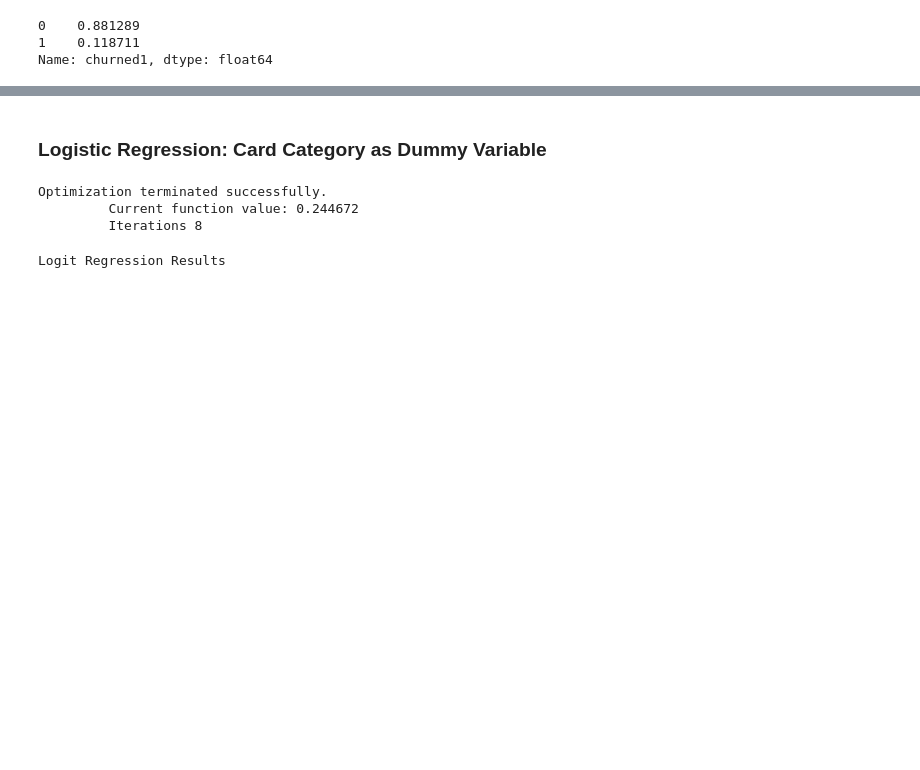
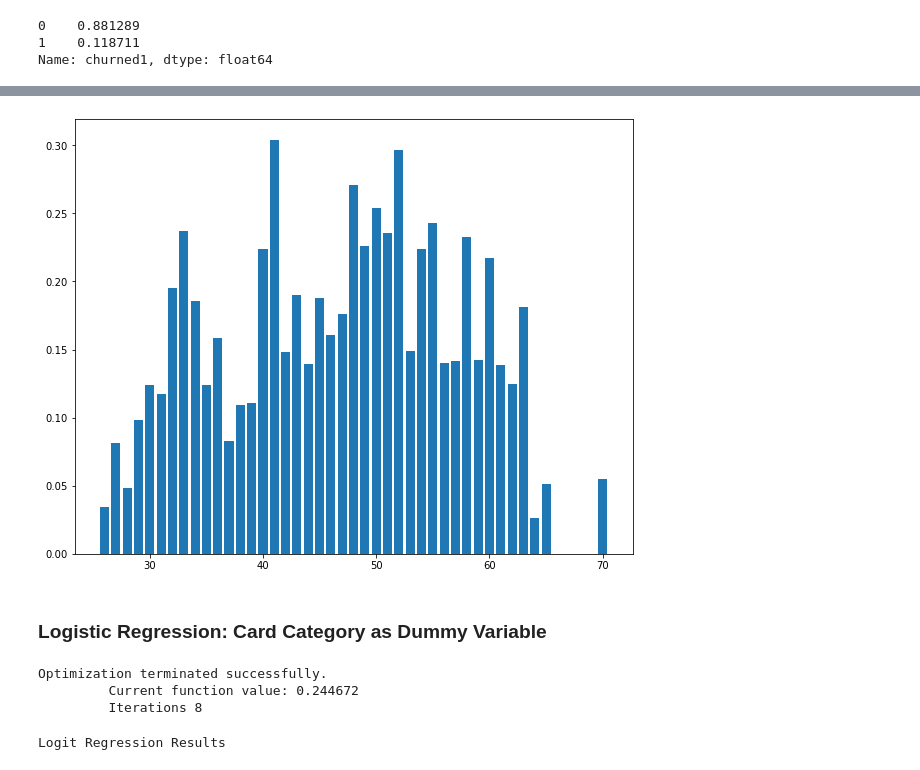
Before and after one commit to Ayomi-tech/Bank-Customers-and-Attrition., a Jupyter notebook: second_project1.ipynb, the cells around one changed output, grey strips where cells are left out. Cells and saved outputs as stored; diff of their text form; code cells hidden in the pictures; blank space fills up the shorter version.

Commit message:
baar plot prediction

```diff
--- a/second_project1.ipynb
+++ b/second_project1.ipynb
@@ -652,3 +660,11 @@ churn_income_cat['churned1'].value_counts(normalize=True)
 0    0.881289
 1    0.118711
 Name: churned1, dtype: float64
+# %%
+# we would like to identify the customers whom we predit are going to leave (using client number) in
+# order to provide strategic advice.
+
+advice=pd.concat([churn_income_cat['churned1'], card1[['CLIENTNUM', 'Gender', 'Card_Category', 'Income_Category',
+                                                       'Customer_Age', 'Marital_Status', 'Credit_Limit']]], axis=1)
+advice= advice[advice['churned1']==1]
+advice
@@ -655,3 +709,11 @@ Name: churned1, dtype: float64
+# %%
+# we would like to see if there is still a U-shape relationship between credit limit and age in the predicted customers:
+adv1 = advice.groupby('Customer_Age')['Credit_Limit'].mean().reset_index()['Customer_Age']
+adv2 = advice.groupby('Customer_Age')['Credit_Limit'].mean().reset_index()['Credit_Limit']
+plt.bar(x=adv1, height=adv2)
+plt.show()
+# %% [output]
+[figure, added]
 # %%
 #card1['Card_Category'].value_counts()
 # %% [markdown]
```
Also changed, not shown: parts of 7 cells of this notebook, 2 other files.
